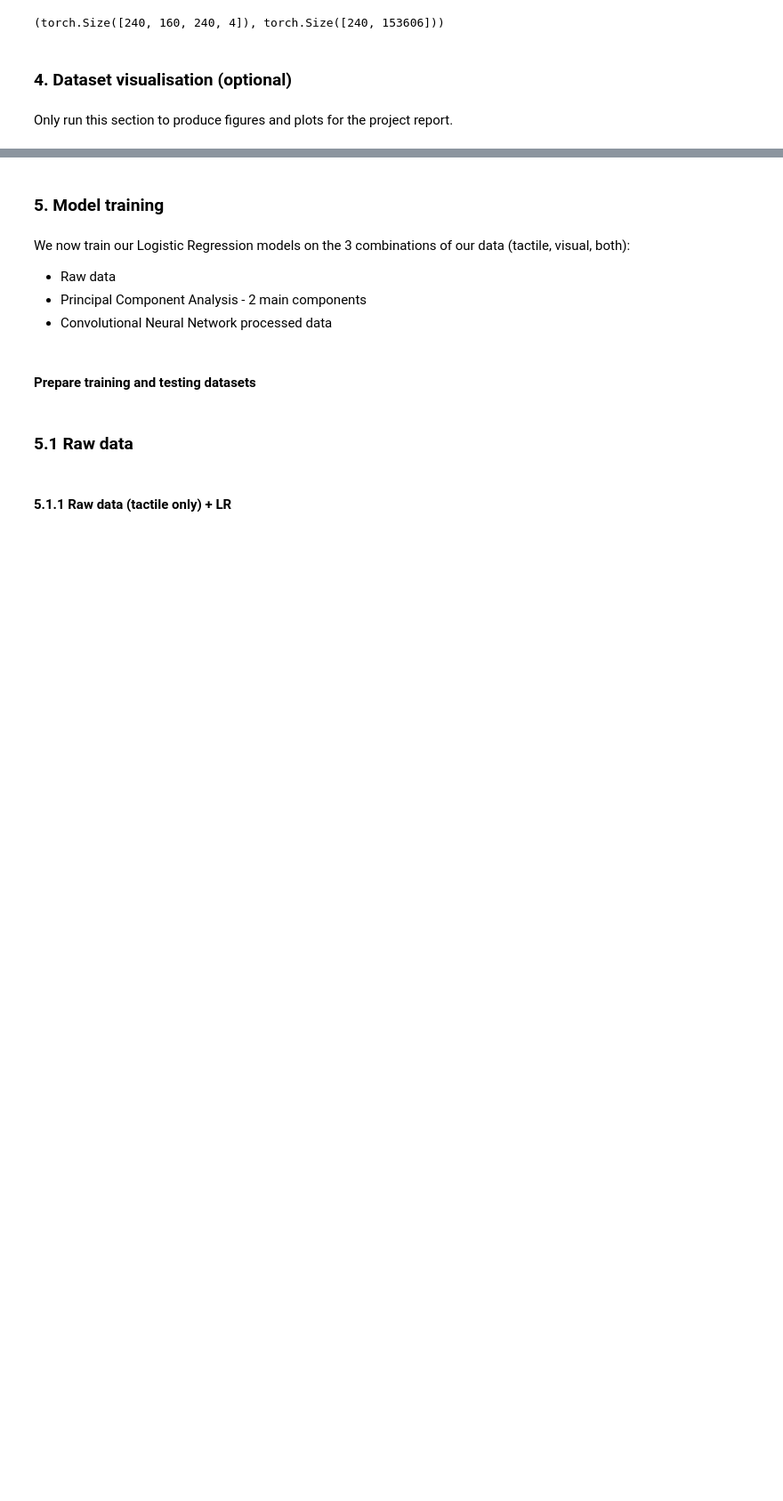
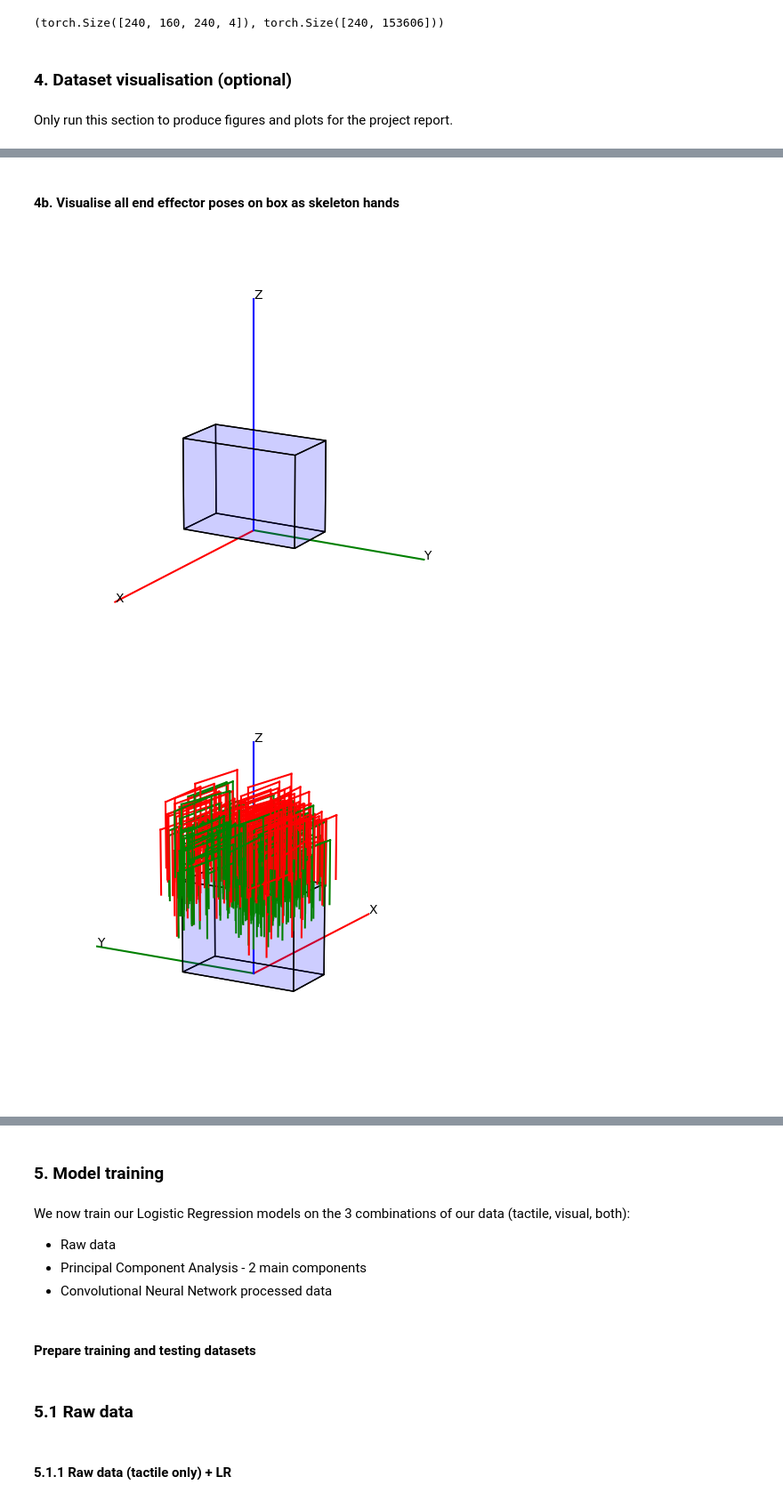
Before and after one commit to jhtkoo0426/UCL-FYP, a Jupyter notebook: src/models/baseline_improved.ipynb, the cells around one changed output, grey strips where cells are left out. Shown: that part at 89% size. Drawn from its saved outputs; the diff is of its cells as text; code cells hidden in the pictures; blank space fills up the shorter version.

```diff
--- a/src/models/baseline_improved.ipynb
+++ b/src/models/baseline_improved.ipynb
@@ -329,0 +258,37 @@ If the green and red points are mixed up together, it proves that there is a pro
+# %% [markdown]
+#### 4b. Visualise all end effector poses on box as skeleton hands
+# %%
+# Create 3 plots: 1 with the box only, remaining 2 with all poses each at different viewing orientations
+for i in range(3):
+    fig = plt.figure(figsize=(6, 6))
+    ax = fig.add_subplot(111, projection='3d', computed_zorder=False)
+
+    # Plot unit vectors
+    x_unit = np.array([0.1, 0, 0])
+    y_unit = np.array([0, 0.075, 0])
+    z_unit = np.array([0, 0, 0.125])
+    ax.plot([0, x_unit[0]], [0, x_unit[1]], [0, x_unit[2]], color='r')
+    ax.plot([0, y_unit[0]], [0, y_unit[1]], [0, y_unit[2]], color='g')
+    ax.plot([0, z_unit[0]], [0, z_unit[1]], [0, z_unit[2]], color='b')
+
+    ax.text(x_unit[0], x_unit[1], x_unit[2], 'X')
+    ax.text(y_unit[0], y_unit[1], y_unit[2], 'Y')
+    ax.text(z_unit[0], z_unit[1], z_unit[2], 'Z')
+
+    # Remove all the axis and their labels
+    ax.axis('off')
+    ax.set_aspect('equal')
+    plot_3d_box(ax, orientation=(15, 30, 0))
+    if i == 0:
+        ax.set_xlim3d(-0.05, 0.05)
+        ax.set_ylim3d(-0.05, 0.05)
+        ax.set_zlim3d(0, 0.1)
+    if i > 0:
+        ax.set_xlim3d(-0.05, 0.05)
+        ax.set_ylim3d(-0.05, 0.05)
+        ax.set_zlim3d(0, 0.1)
+        for i in range(poses_data.shape[0]):
+            plot_ee_pose(pose_data=poses_data[i], grasp_outcome=grasp_outcomes_data[i], ax=ax, orientation=(15, 30+90*(i-1), 0))
+# %% [output]
+[figure, added]
+[figure, added]
```
Also changed, not shown: parts of 33 cells of this notebook, 1 other file.
